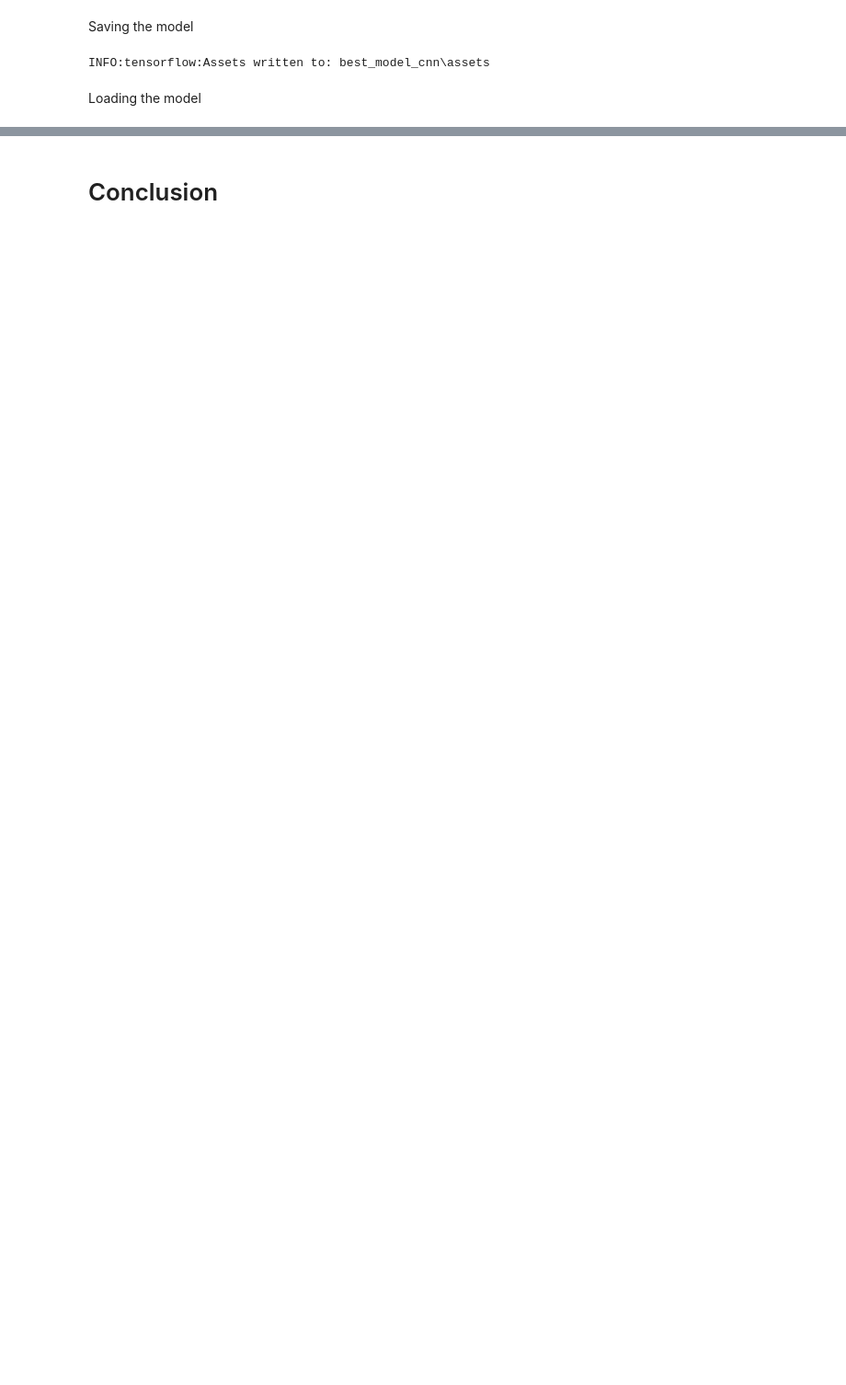
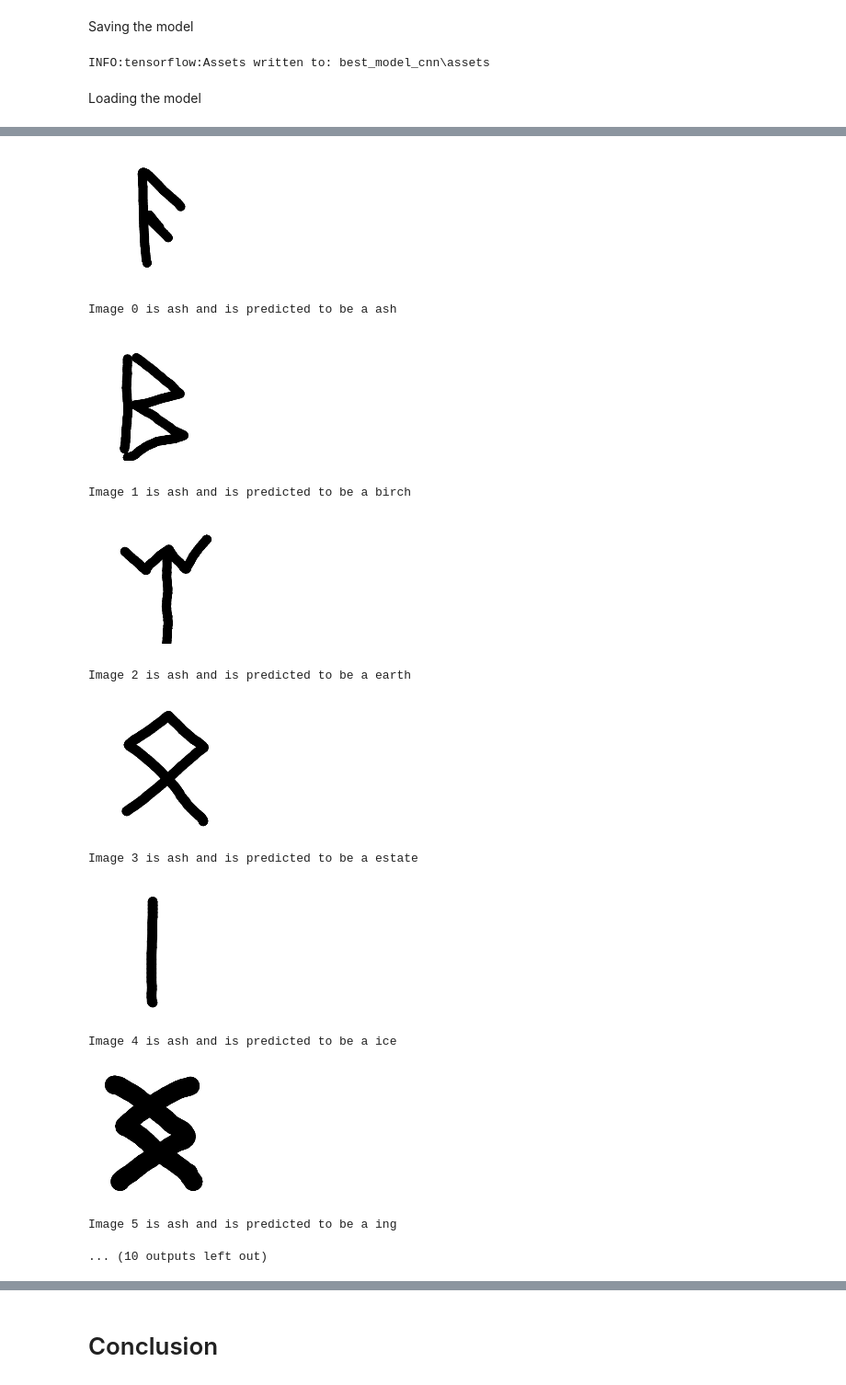
Before and after one commit to alexbejann/frisian-runes-recognition, a Jupyter notebook: MLBD-Assignment2/Part_2_CNN_final.ipynb, the cells around one changed output, grey strips where cells are left out. Shown: that part at 92% size. Cells and saved outputs as stored; diff of their text form; code cells hidden in the pictures; blank space fills up the shorter version.

```diff
--- a/MLBD-Assignment2/Part_2_CNN_final.ipynb
+++ b/MLBD-Assignment2/Part_2_CNN_final.ipynb
@@ -538,9 +590,0 @@ numpy.ndarray
-# %%
-labels_predicted = model.predict(X_test).argmax(axis=1)
-labels_correct = []
-
-for images, labels in X_test:
-    labels_correct.extend(labels.numpy().argmax(axis=1))
-
-print("Model confusion matrix")
-conf_matrix = tf.math.confusion_matrix(labels=labels_correct, predictions=labels_predicted).numpy()
@@ -548,0 +625,13 @@ ValueError: too many values to unpack (expected 2)
+# %%
+images_testing = []
+labels_testing = []
+data_path = './generated_images/'
+for file_name in listdir(data_path):
+    full_path = join(data_path, file_name)
+    if isfile(full_path):
+        if re.match(r".*\.png$", full_path):
+            image_current = io.imread(full_path, as_gray=True)
+            image_label = file_name.split('_')[0].lower()
+            # append to the array
+            images_testing.append(image_current)
+            labels_testing.append(image_label)
@@ -548,0 +640,20 @@ ValueError: too many values to unpack (expected 2)
+# %%
+labels_predicted = model.predict(np.asarray(images_testing).astype('float32'))
+# %%
+for index in range(0, len(labels_predicted)):
+    display(images_testing[index])
+    print(f"Image {index} is {labels[index] } and is predicted to be a {np.unique(labels_testing)[np.argmax(labels_predicted, axis=1)[index]]}")
+# %% [output]
+[figure, added]
+Image 0 is ash and is predicted to be a ash
+[figure, added]
+Image 1 is ash and is predicted to be a birch
+[figure, added]
+Image 2 is ash and is predicted to be a earth
+[figure, added]
+Image 3 is ash and is predicted to be a estate
+[figure, added]
+Image 4 is ash and is predicted to be a ice
+[figure, added]
+Image 5 is ash and is predicted to be a ing
+... (10 outputs left out)
```
Also changed, not shown: parts of 43 cells of this notebook.
